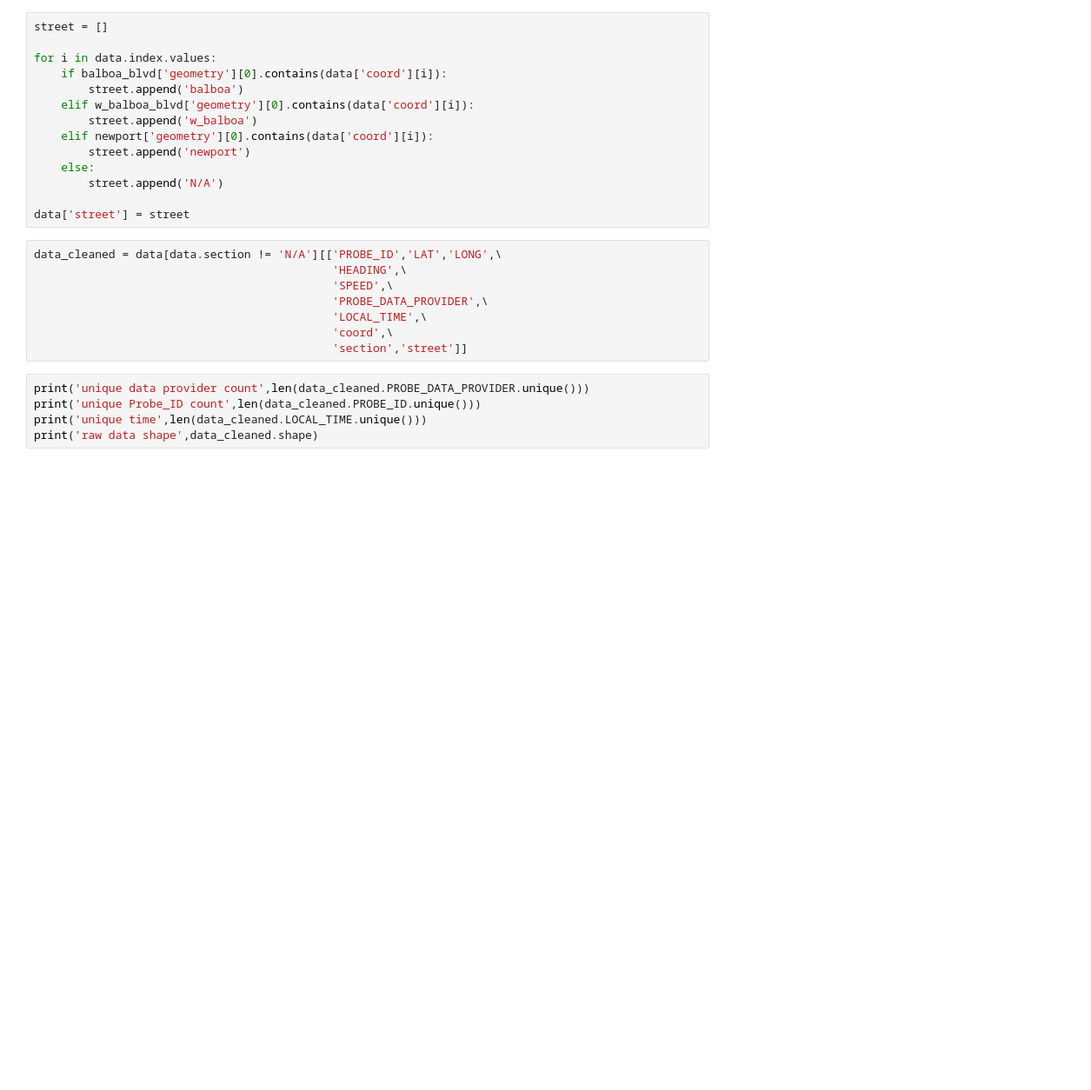
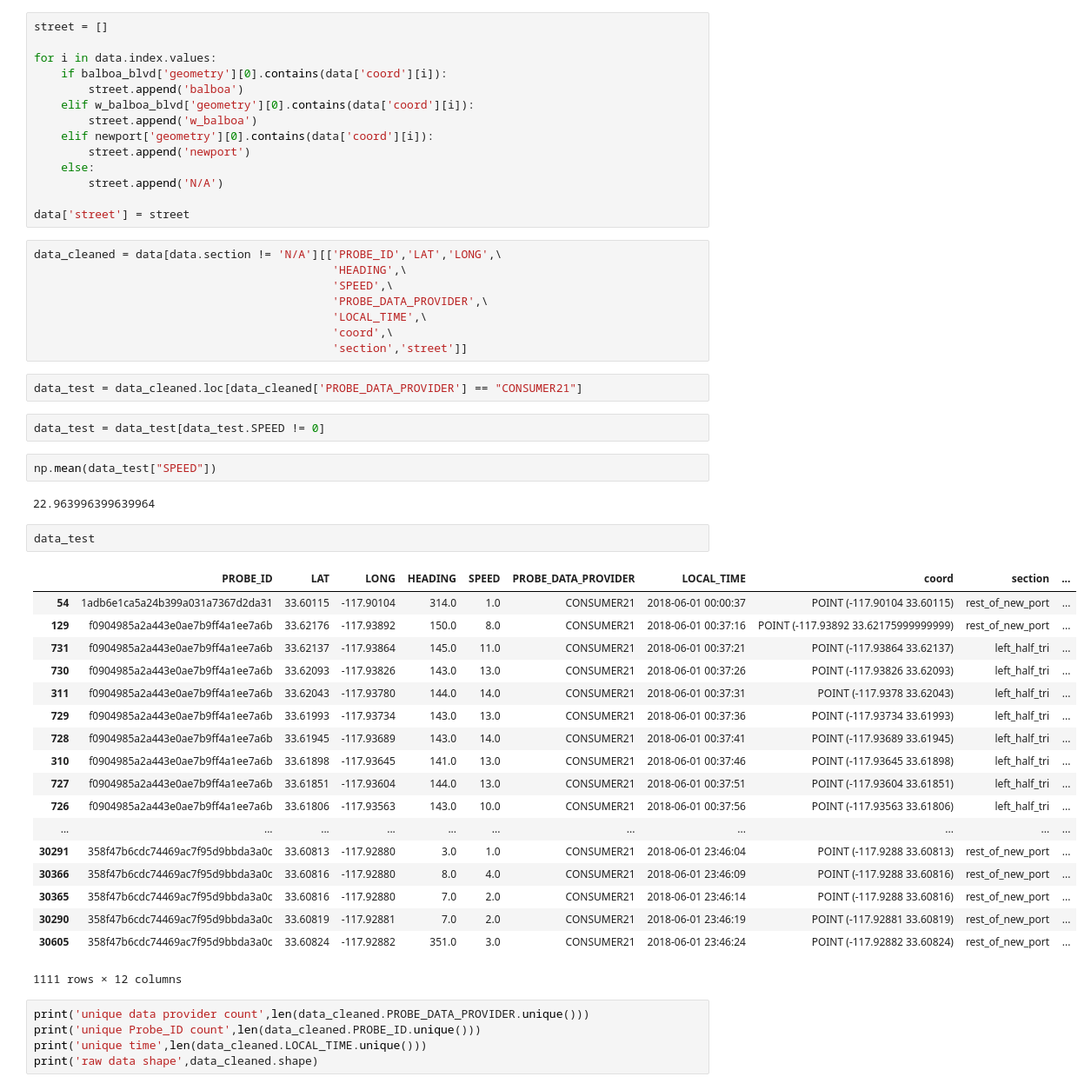
Before and after one commit to ZiningW/263-295-Project, a Jupyter notebook: Visualization_Newport.ipynb, the cells around one changed output. Shown: that part at 87% size. Drawn from its saved outputs; the diff is of its cells as text; blank space fills up the shorter version.

```diff
--- a/Visualization_Newport.ipynb
+++ b/Visualization_Newport.ipynb
@@ -168,6 +189,35 @@ data_cleaned = data[data.section != 'N/A'][['PROBE_ID','LAT','LONG',\
                                             'LOCAL_TIME',\
                                             'coord',\
                                             'section','street']]
+# %%
+data_test = data_cleaned.loc[data_cleaned['PROBE_DATA_PROVIDER'] == "CONSUMER21"]
+# %%
+data_test = data_test[data_test.SPEED != 0]
+# %%
+np.mean(data_test["SPEED"])
+# %% [output]
+22.963996399639964
+# %%
+data_test
+# %% [output]
+|  | PROBE_ID | LAT | LONG | HEADING | SPEED | PROBE_DATA_PROVIDER | LOCAL_TIME | coord | section | ... |
+| 54 | 1adb6e1ca5a24b399a031a7367d2da31 | 33.60115 | -117.90104 | 314.0 | 1.0 | CONSUMER21 | 2018-06-01 00:00:37 | POINT (-117.90104 33.60115) | rest_of_new_port | ... |
+| 129 | f0904985a2a443e0ae7b9ff4a1ee7a6b | 33.62176 | -117.93892 | 150.0 | 8.0 | CONSUMER21 | 2018-06-01 00:37:16 | POINT (-117.93892 33.62175999999999) | rest_of_new_port | ... |
+| 731 | f0904985a2a443e0ae7b9ff4a1ee7a6b | 33.62137 | -117.93864 | 145.0 | 11.0 | CONSUMER21 | 2018-06-01 00:37:21 | POINT (-117.93864 33.62137) | left_half_tri | ... |
+| 730 | f0904985a2a443e0ae7b9ff4a1ee7a6b | 33.62093 | -117.93826 | 143.0 | 13.0 | CONSUMER21 | 2018-06-01 00:37:26 | POINT (-117.93826 33.62093) | left_half_tri | ... |
+| 311 | f0904985a2a443e0ae7b9ff4a1ee7a6b | 33.62043 | -117.93780 | 144.0 | 14.0 | CONSUMER21 | 2018-06-01 00:37:31 | POINT (-117.9378 33.62043) | left_half_tri | ... |
+| 729 | f0904985a2a443e0ae7b9ff4a1ee7a6b | 33.61993 | -117.93734 | 143.0 | 13.0 | CONSUMER21 | 2018-06-01 00:37:36 | POINT (-117.93734 33.61993) | left_half_tri | ... |
+| 728 | f0904985a2a443e0ae7b9ff4a1ee7a6b | 33.61945 | -117.93689 | 143.0 | 14.0 | CONSUMER21 | 2018-06-01 00:37:41 | POINT (-117.93689 33.61945) | left_half_tri | ... |
+| 310 | f0904985a2a443e0ae7b9ff4a1ee7a6b | 33.61898 | -117.93645 | 141.0 | 13.0 | CONSUMER21 | 2018-06-01 00:37:46 | POINT (-117.93645 33.61898) | left_half_tri | ... |
+| 727 | f0904985a2a443e0ae7b9ff4a1ee7a6b | 33.61851 | -117.93604 | 144.0 | 13.0 | CONSUMER21 | 2018-06-01 00:37:51 | POINT (-117.93604 33.61851) | left_half_tri | ... |
+| 726 | f0904985a2a443e0ae7b9ff4a1ee7a6b | 33.61806 | -117.93563 | 143.0 | 10.0 | CONSUMER21 | 2018-06-01 00:37:56 | POINT (-117.93563 33.61806) | left_half_tri | ... |
+| ... | ... | ... | ... | ... | ... | ... | ... | ... | ... | ... |
+| 30291 | 358f47b6cdc74469ac7f95d9bbda3a0c | 33.60813 | -117.92880 | 3.0 | 1.0 | CONSUMER21 | 2018-06-01 23:46:04 | POINT (-117.9288 33.60813) | rest_of_new_port | ... |
+| 30366 | 358f47b6cdc74469ac7f95d9bbda3a0c | 33.60816 | -117.92880 | 8.0 | 4.0 | CONSUMER21 | 2018-06-01 23:46:09 | POINT (-117.9288 33.60816) | rest_of_new_port | ... |
+| 30365 | 358f47b6cdc74469ac7f95d9bbda3a0c | 33.60816 | -117.92880 | 7.0 | 2.0 | CONSUMER21 | 2018-06-01 23:46:14 | POINT (-117.9288 33.60816) | rest_of_new_port | ... |
+| 30290 | 358f47b6cdc74469ac7f95d9bbda3a0c | 33.60819 | -117.92881 | 7.0 | 2.0 | CONSUMER21 | 2018-06-01 23:46:19 | POINT (-117.92881 33.60819) | rest_of_new_port | ... |
+| 30605 | 358f47b6cdc74469ac7f95d9bbda3a0c | 33.60824 | -117.92882 | 351.0 | 3.0 | CONSUMER21 | 2018-06-01 23:46:24 | POINT (-117.92882 33.60824) | rest_of_new_port | ... |
+1111 rows × 12 columns
 # %%
 print('unique data provider count',len(data_cleaned.PROBE_DATA_PROVIDER.unique()))
 print('unique Probe_ID count',len(data_cleaned.PROBE_ID.unique()))
```
Also changed, not shown: parts of 7 cells of this notebook.
